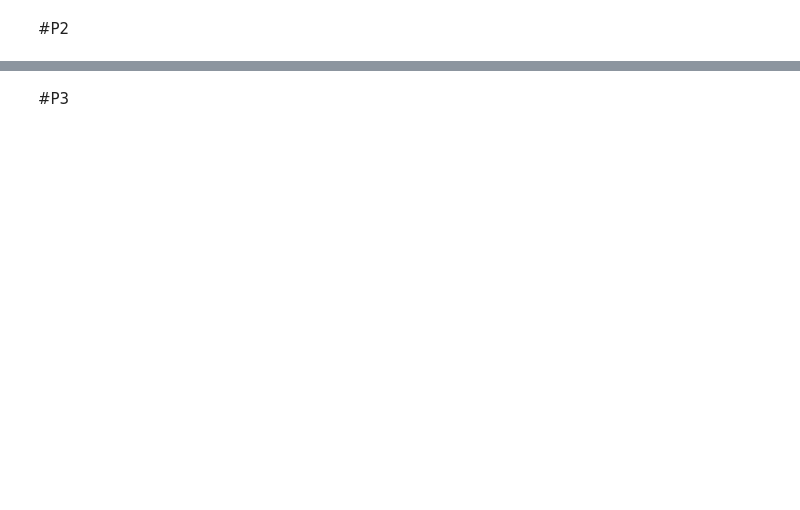
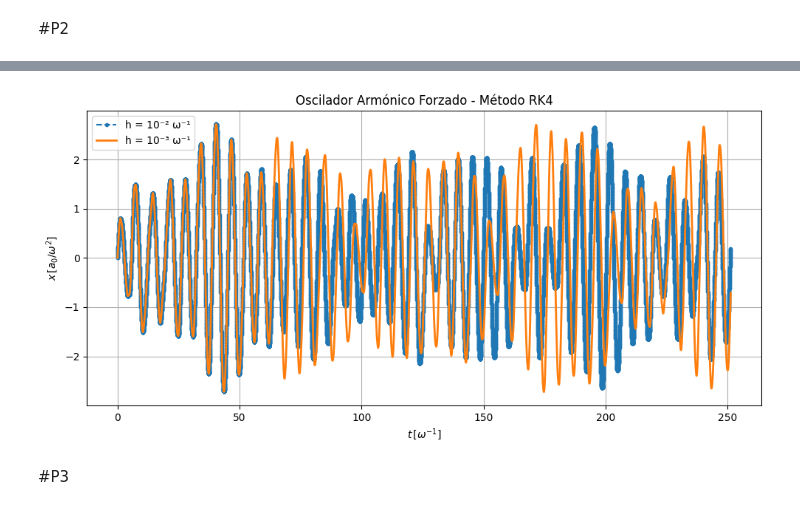
Before and after one commit to conichito/F3104, a Jupyter notebook: Tarea 3/tarea3.ipynb, the cells around one changed output, grey strips where cells are left out. Saved outputs shown, nothing was run; the diff lists cells and outputs as text; code cells hidden in the pictures; blank space fills up the shorter version.

```diff
--- a/Tarea 3/tarea3.ipynb
+++ b/Tarea 3/tarea3.ipynb
@@ -117,4 +9,0 @@ y= [27.         20.         -6.06666667]
-# %%
-for i in range(N-1, -1, -1):
-    x[i] = (y[i] - np.dot(A[i, i+1:], x[i+1:])) / A[i, i]
-print('x=',x)
@@ -156,13 +51,0 @@ def P(x):
-# %%
-# Graficamos P(x)
-a, b, N = -2.5, 3.5, 100
-x = np.linspace(a, b, N)
-y = P(x)
-
-plt.plot(x, y, color='blue')
-plt.title('Graficando $f(x)$')
-plt.xlabel("$x$", fontsize=14)
-plt.ylabel("$f(x)$", fontsize=14)
-plt.grid(True, ls = '--', c = 'k', alpha = 0.2)
-
-plt.show()
@@ -351,2 +52,70 @@ Podemos notar que el método que necesitó menor cantidad de iteraciones fue el
+# %%
+# Definimos parámetros del problema
+omega = 1.0          # arbitrario
+a0 = 1.0             # arbitrario
+Omega = 2 * np.pi * omega
+k = 2 * np.pi / (a0 / omega**2)
+
+# Condiciones iniciales
+x0 = 0
+v0 = a0 / omega
+
+# Tiempo de simulación
+P = 2 * np.pi / omega
+t_max = 40 * P
+
+# Pasos temporales
+h1 = 1e-2 / omega
+h2 = 1e-3 / omega
+
+# Sistema de ecuaciones para RK4
+def f(t, y):
+    x, v = y
+    dxdt = v
+    dvdt = -omega**2 * x + a0 * np.sin(k * x - Omega * t)
+    return np.array([dxdt, dvdt])
+
+# Método RK4
+def rk4(f, y0, t0, tf, h):
+    t_values = [t0]
+    y_values = [y0]
+    t = t0
+    y = y0
+    while t < tf:
+        if t + h > tf:
+            h = tf - t
+        k1 = h * f(t, y)
+        k2 = h * f(t + h/2, y + k1/2)
+        k3 = h * f(t + h/2, y + k2/2)
+        k4 = h * f(t + h, y + k3)
+        y = y + (k1 + 2*k2 + 2*k3 + k4)/6
+        t += h
+        t_values.append(t)
+        y_values.append(y)
+    return np.array(t_values), np.array(y_values)
+
+# Simulaciones
+t1, y1 = rk4(f, np.array([x0, v0]), 0, t_max, h1)
+t2, y2 = rk4(f, np.array([x0, v0]), 0, t_max, h2)
+
+# Normalizamos
+t1_norm = omega * t1
+x1_norm = omega**2 * y1[:, 0] / a0
+t2_norm = omega * t2
+x2_norm = omega**2 * y2[:, 0] / a0
+
+# Gráficamos
+plt.figure(figsize=(10, 5))
+plt.plot(t1_norm, x1_norm, label=f'h = 10⁻² ω⁻¹', linestyle='--', marker='o', markersize=3)
+plt.plot(t2_norm, x2_norm, label=f'h = 10⁻³ ω⁻¹', linestyle='-', linewidth=2)
+plt.xlabel(r'$t \, [\omega^{-1}]$')
+plt.ylabel(r'$x \, [a_0 / \omega^2]$')
+plt.title('Oscilador Armónico Forzado - Método RK4')
+plt.legend()
+plt.grid(True)
+plt.tight_layout()
+plt.show()
+# %% [output]
+[figure, added]
 # %% [markdown]
 #P3
```
Also changed, not shown: parts of 25 cells of this notebook.
